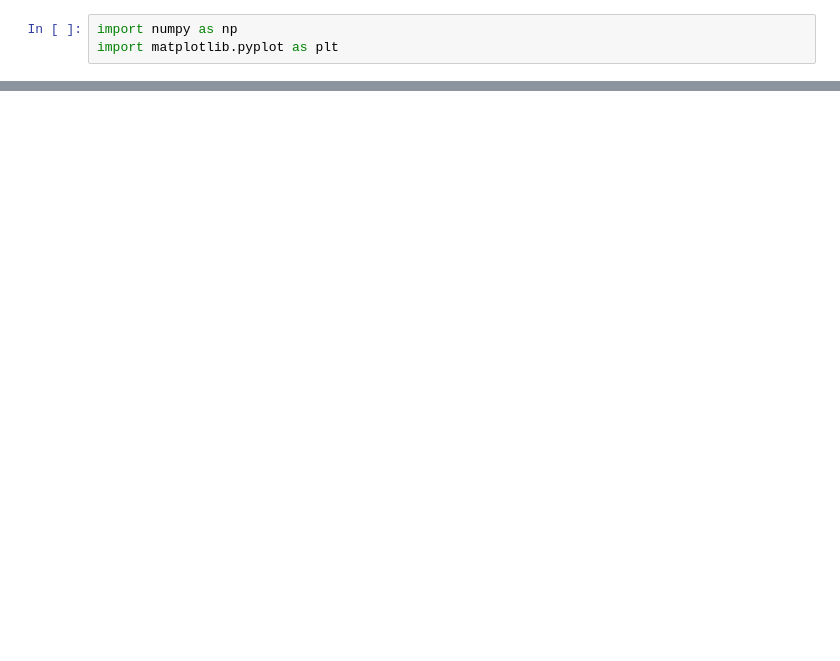
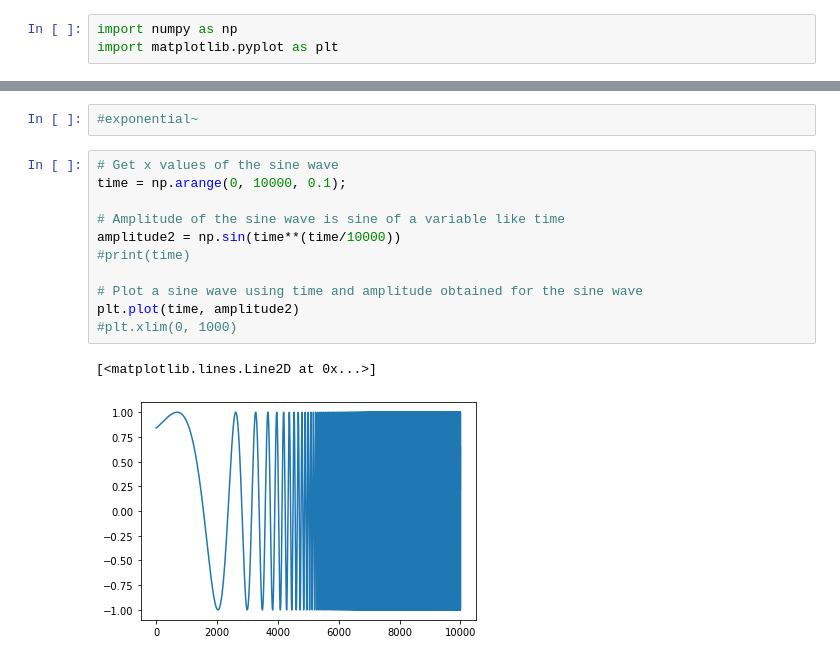
Before and after one commit to coffeemik/dsp_2021, a Jupyter notebook: chirp_signal.ipynb, the cells around one changed output, grey strips where cells are left out. Drawn from its saved outputs; the diff is of its cells as text; blank space fills up the shorter version.

```diff
--- a/chirp_signal.ipynb
+++ b/chirp_signal.ipynb
@@ -30,0 +25,16 @@ Successfully installed simpleaudio-1.0.4
+# %%
+#exponential~
+# %%
+# Get x values of the sine wave
+time = np.arange(0, 10000, 0.1);
+
+# Amplitude of the sine wave is sine of a variable like time
+amplitude2 = np.sin(time**(time/10000))
+#print(time)
+
+# Plot a sine wave using time and amplitude obtained for the sine wave
+plt.plot(time, amplitude2)
+#plt.xlim(0, 1000)
+# %% [output]
+[<matplotlib.lines.Line2D at 0x...>]
+[figure, added]
```
Also changed, not shown: parts of 5 cells of this notebook, 2 other files.
